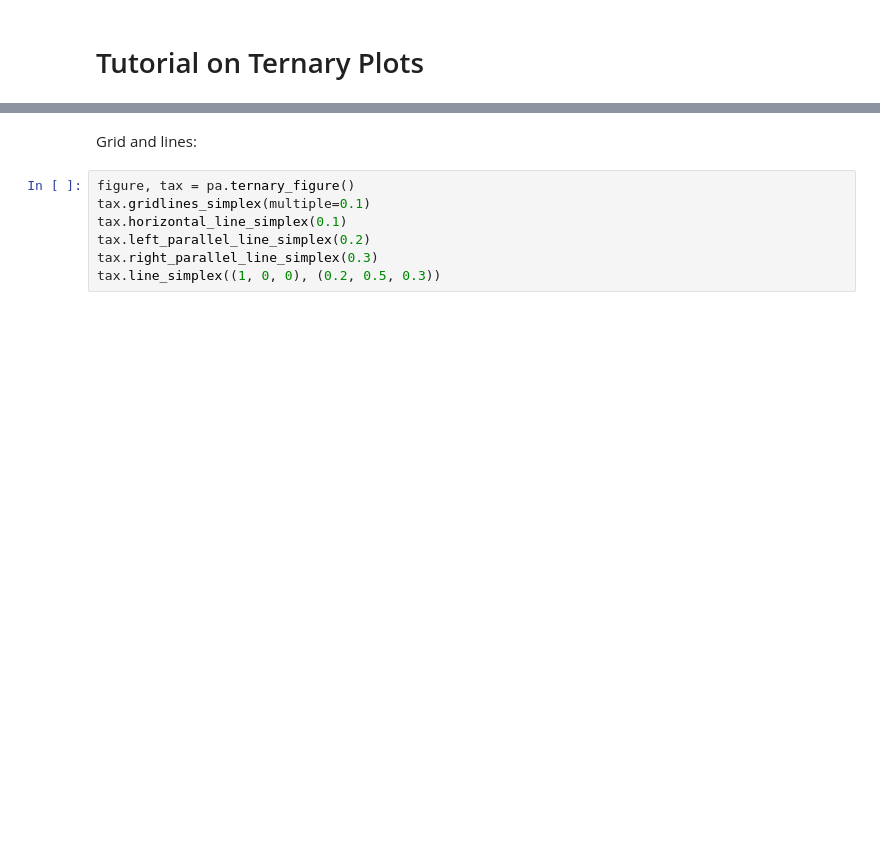
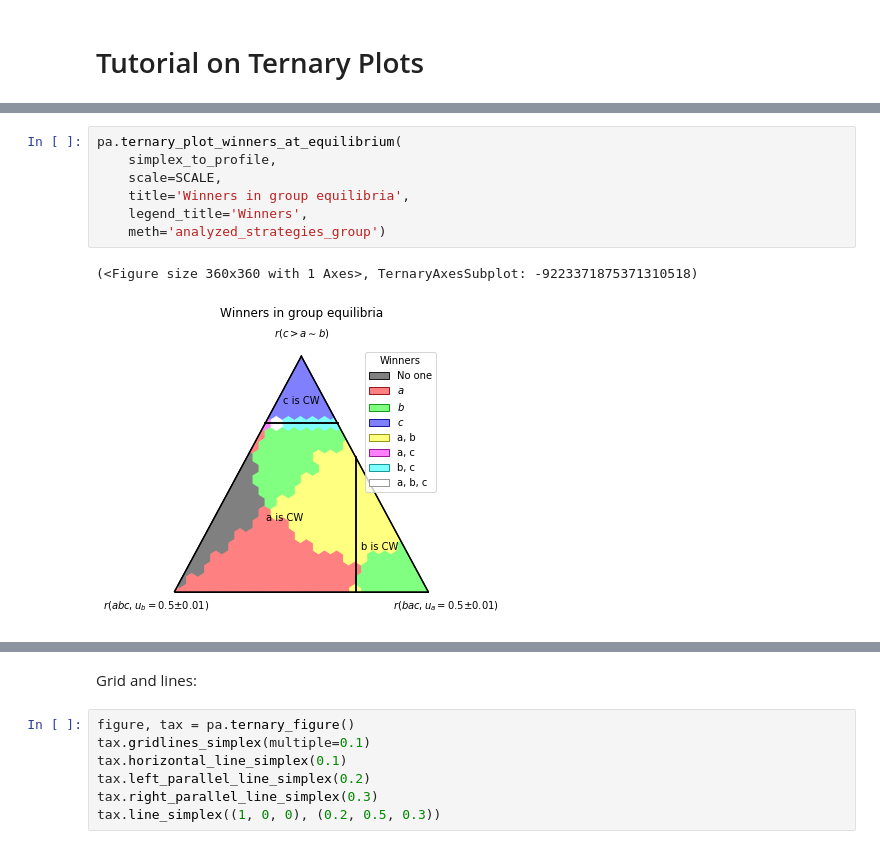
Before and after one commit to francois-durand/poisson_approval, a Jupyter notebook: docs/tutorials/tutorial_ternary_plots.ipynb, the cells around one changed output, grey strips where cells are left out. Drawn from its saved outputs; the diff is of its cells as text; blank space fills up the shorter version.

```diff
--- a/docs/tutorials/tutorial_ternary_plots.ipynb
+++ b/docs/tutorials/tutorial_ternary_plots.ipynb
@@ -120,0 +69,10 @@ pa.ternary_plot_winning_frequencies(
+# %%
+pa.ternary_plot_winners_at_equilibrium(
+    simplex_to_profile,
+    scale=SCALE,
+    title='Winners in group equilibria',
+    legend_title='Winners',
+    meth='analyzed_strategies_group')
+# %% [output]
+(<Figure size 360x360 with 1 Axes>, TernaryAxesSubplot: -9223371875371310518)
+[figure, added]
```
Also changed, not shown: parts of 57 cells of this notebook, 15 other files.
